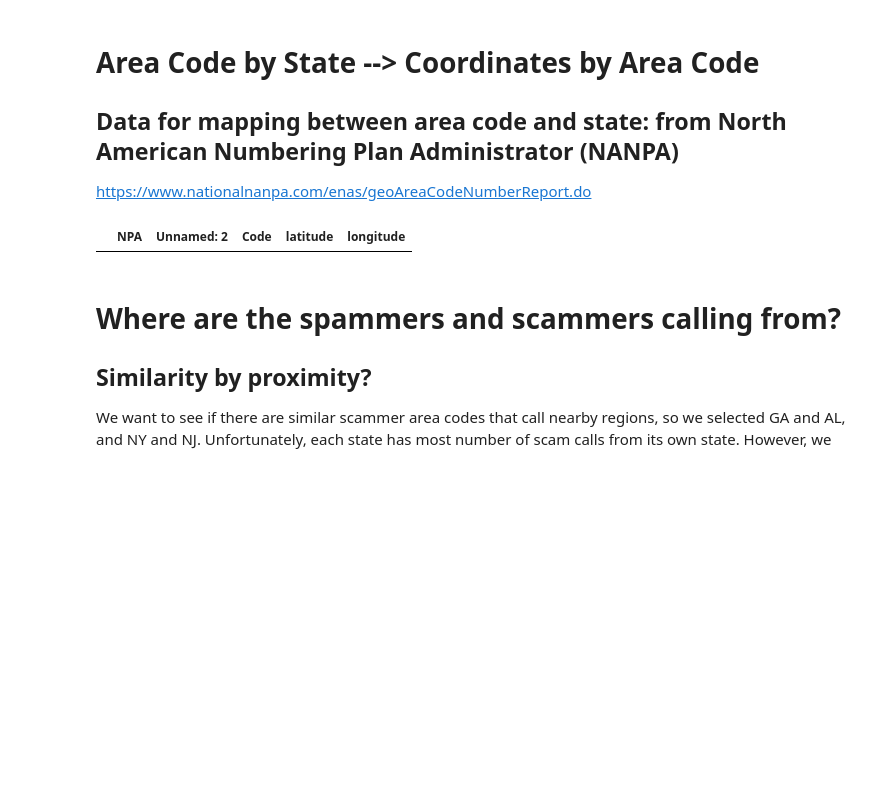
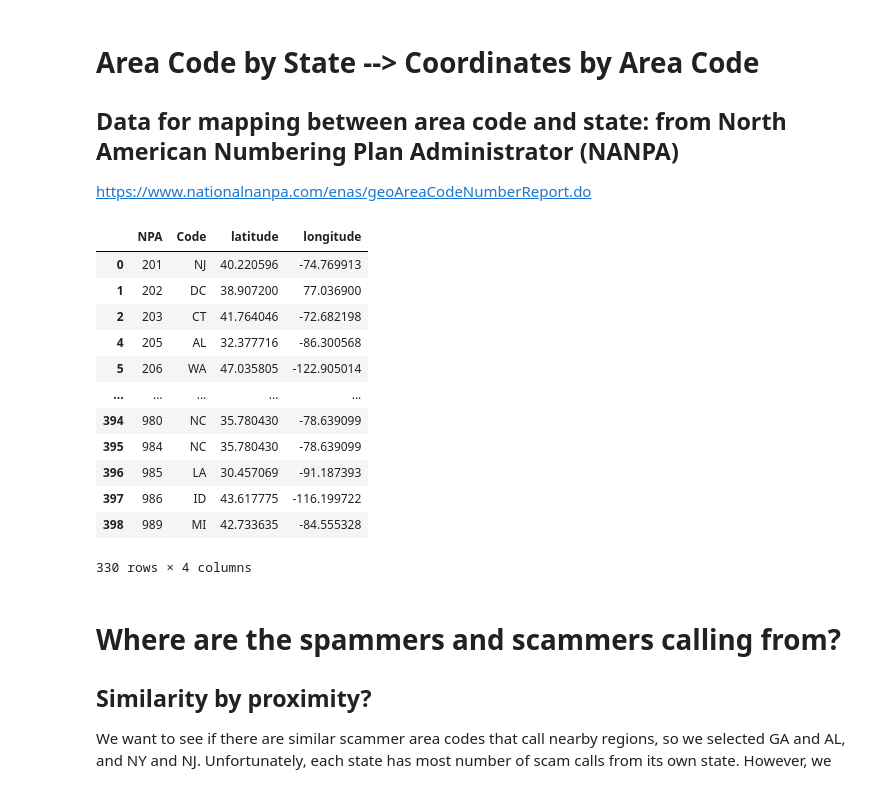
Before and after one commit to cr2940/TDI_project_fraud_calls, a Jupyter notebook: Capstone Project Proposal II.ipynb, the cells around one changed output. Cells and saved outputs as stored; diff of their text form; code cells hidden in the pictures; blank space fills up the shorter version.

Commit message:
correct cell 5 to show dataframe

```diff
--- a/Capstone Project Proposal II.ipynb
+++ b/Capstone Project Proposal II.ipynb
@@ -118,11 +118,23 @@ https://www.nationalnanpa.com/enas/geoAreaCodeNumberReport.do
 # %%
 df_areaco_st = pd.read_excel('./area_code_state.xlsx')
 df_area_co_st_coord = pd.merge(df_areaco_st,df_st_coords,how="left",left_on="Location",right_on="Code")
-# df_area_co_st_coord = df_area_co_st_coord.dropna();
-# df_area_co_st_coord = df_area_co_st_coord.drop(columns='Location')
-df_area_co_st_coord.head()
+df_area_co_st_coord = df_area_co_st_coord.drop(columns=['Location','Unnamed: 2'])
+df_area_co_st_coord = df_area_co_st_coord.dropna();
+df_area_co_st_coord
 # %% [output]
-|  | NPA | Unnamed: 2 | Code | latitude | longitude |
+|  | NPA | Code | latitude | longitude |
+| 0 | 201 | NJ | 40.220596 | -74.769913 |
+| 1 | 202 | DC | 38.907200 | 77.036900 |
+| 2 | 203 | CT | 41.764046 | -72.682198 |
+| 4 | 205 | AL | 32.377716 | -86.300568 |
+| 5 | 206 | WA | 47.035805 | -122.905014 |
+| ... | ... | ... | ... | ... |
+| 394 | 980 | NC | 35.780430 | -78.639099 |
+| 395 | 984 | NC | 35.780430 | -78.639099 |
+| 396 | 985 | LA | 30.457069 | -91.187393 |
+| 397 | 986 | ID | 43.617775 | -116.199722 |
+| 398 | 989 | MI | 42.733635 | -84.555328 |
+330 rows × 4 columns
 # %% [markdown]
 # Where are the spammers and scammers calling from?
 
```
